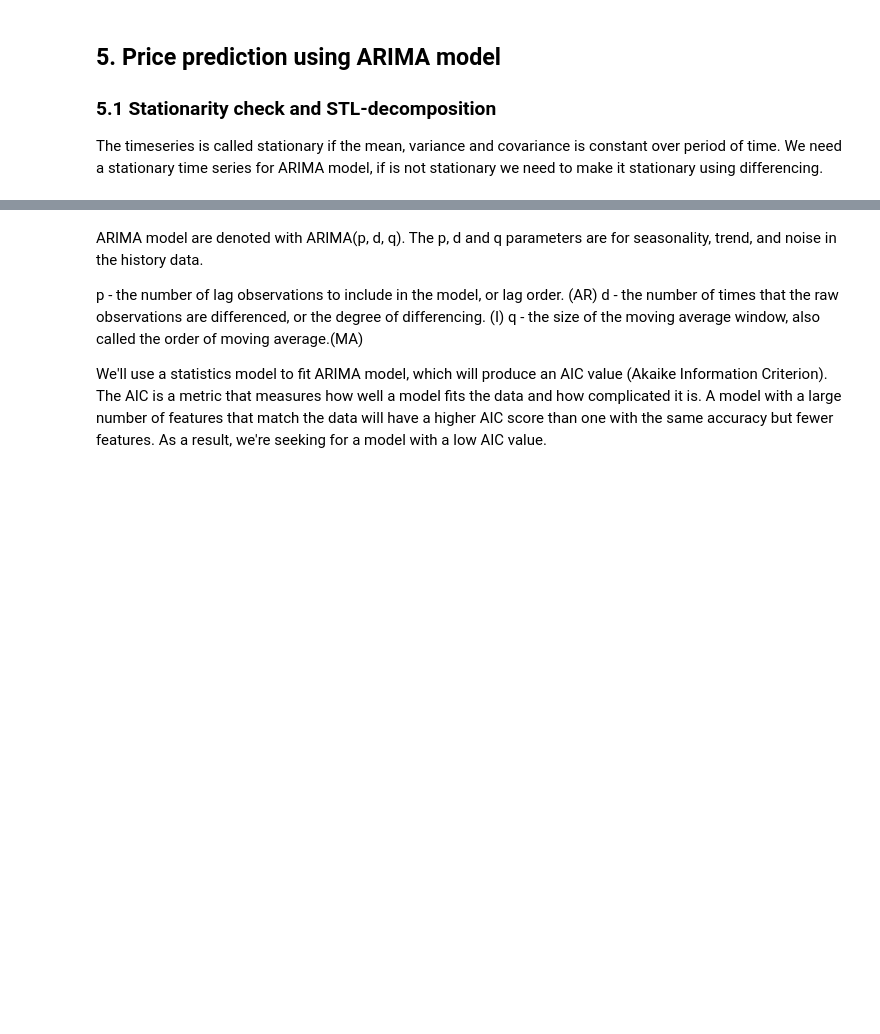
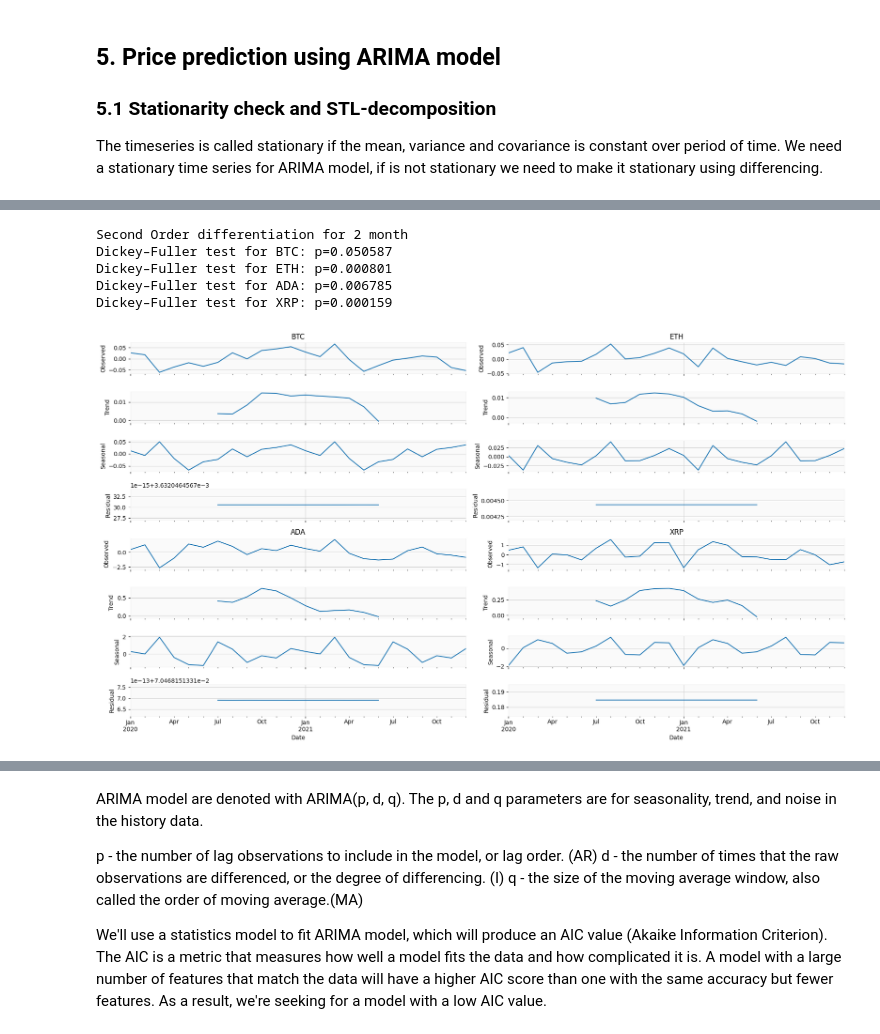
Before and after one commit to gshudhanshu/CM2015-Programming-with-data_Mid-term, a Jupyter notebook: CM2015_Mid-term.ipynb, the cells around one changed output, grey strips where cells are left out. Cells and saved outputs as stored; diff of their text form; code cells hidden in the pictures; blank space fills up the shorter version.

```diff
--- a/CM2015_Mid-term.ipynb
+++ b/CM2015_Mid-term.ipynb
@@ -439,0 +463,4 @@ memory usage: 2.0 KB
+# %%
+for mean in monthMean:
+    monthMean[mean]['close_box'], lmbda = scipy.stats.boxcox(monthMean[mean].Close)
+    print(('Dickey–Fuller test for ' + mean + ': p=%f') % adfuller(monthMean[mean].close_box)[1])
@@ -439,0 +479,12 @@ memory usage: 2.0 KB
+# %%
+print("Seasonal differentiation for 12 month")
+# Seasonal differentiation (12 months)
+for mean in monthMean:
+    monthMean[mean]['diff_seasonal_12'] = monthMean[mean].close_box - monthMean[mean].close_box.shift(12)
+    print(('Dickey–Fuller test for ' + mean + ': p=%f') % adfuller(monthMean[mean]['diff_seasonal_12'][12:])[1])
+
+# print("\nSeasonal differentiation for 3 month")
+# # Seasonal differentiation (3 months)
+# for mean in monthMean:
+#     monthMean[mean]['diff_seasonal_3'] = monthMean[mean].close_box - monthMean[mean].close_box.shift(3)
+#     print(('Dickey–Fuller test for ' + mean + ': p=%f') % adfuller(monthMean[mean]['diff_seasonal_3'][3:])[1])
@@ -439,0 +502,23 @@ memory usage: 2.0 KB
+# %%
+print("Second Order differentiation for 2 month")
+# Second Order differentiation (2 months)
+
+for mean in monthMean:
+    monthMean[mean]['diff2'] = monthMean[mean].diff_seasonal_12 - monthMean[mean].diff_seasonal_12.shift(1)
+# Seasonal decomposition
+fig, axes = plt.subplots(ncols=2, nrows=8, sharex=True, figsize=(18,10))
+
+for i, j, mean in zip((1,1,2,2), (0,1,0,1), monthMean):
+    print(('Dickey–Fuller test for ' + mean + ': p=%f') % adfuller(monthMean[mean].diff2[13:])[1])
+    res = seasonal_decompose(monthMean[mean].diff2[13:], model='additive')
+    plotseasonal(res, axes[(i-1)*4:(i)*4,j], mean)
+
+plt.tight_layout()
+plt.show()
+# %% [output]
+Second Order differentiation for 2 month
+Dickey–Fuller test for BTC: p=0.050587
+Dickey–Fuller test for ETH: p=0.000801
+Dickey–Fuller test for ADA: p=0.006785
+Dickey–Fuller test for XRP: p=0.000159
+[figure, added]
```
Also changed, not shown: parts of 11 cells of this notebook.
